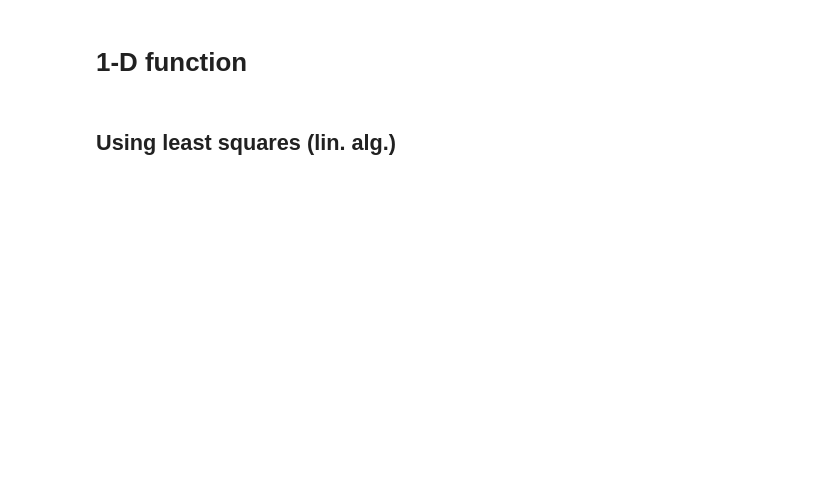
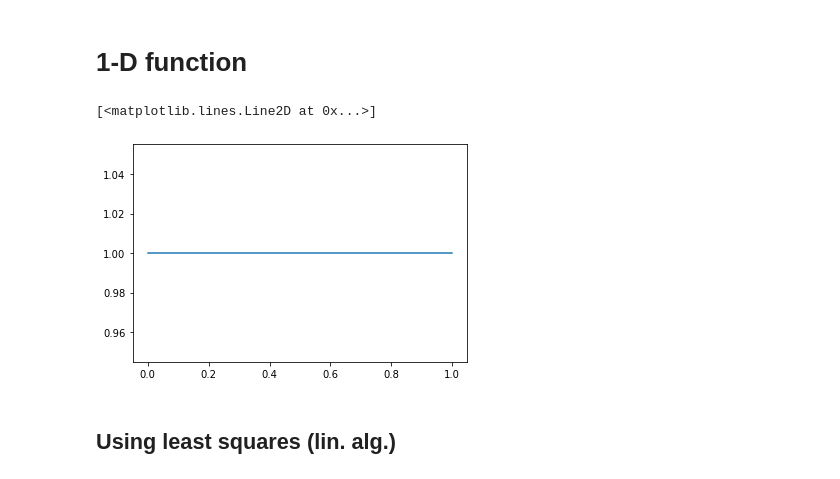
Before and after one commit to krlodeleon/spectro, a Jupyter notebook: testing_parametrized_outer_product.ipynb, the cells around one changed output. Cells and saved outputs as stored; diff of their text form; code cells hidden in the pictures; blank space fills up the shorter version.

```diff
--- a/testing_parametrized_outer_product.ipynb
+++ b/testing_parametrized_outer_product.ipynb
@@ -18,11 +18,16 @@ def designfit(x_array,y_array, A):
 # 1-D function
 # %%
 def trial(x):
-    return np.exp(-(x-0.5)**2/0.05)
+#     return np.exp(-(x-0.5)**2/0.05)
+#     return np.sin(3*x*np.pi)
+    return np.ones(len(x))
 
 xs = np.linspace(0,1,500)
 data = trial(xs)
-plt.plot(data)
+plt.plot(xs, data)
+# %% [output]
+[<matplotlib.lines.Line2D at 0x...>]
+[figure, added]
 # %% [markdown]
 ## Using least squares (lin. alg.)
 # %%
```
Also changed, not shown: parts of 30 cells of this notebook.
